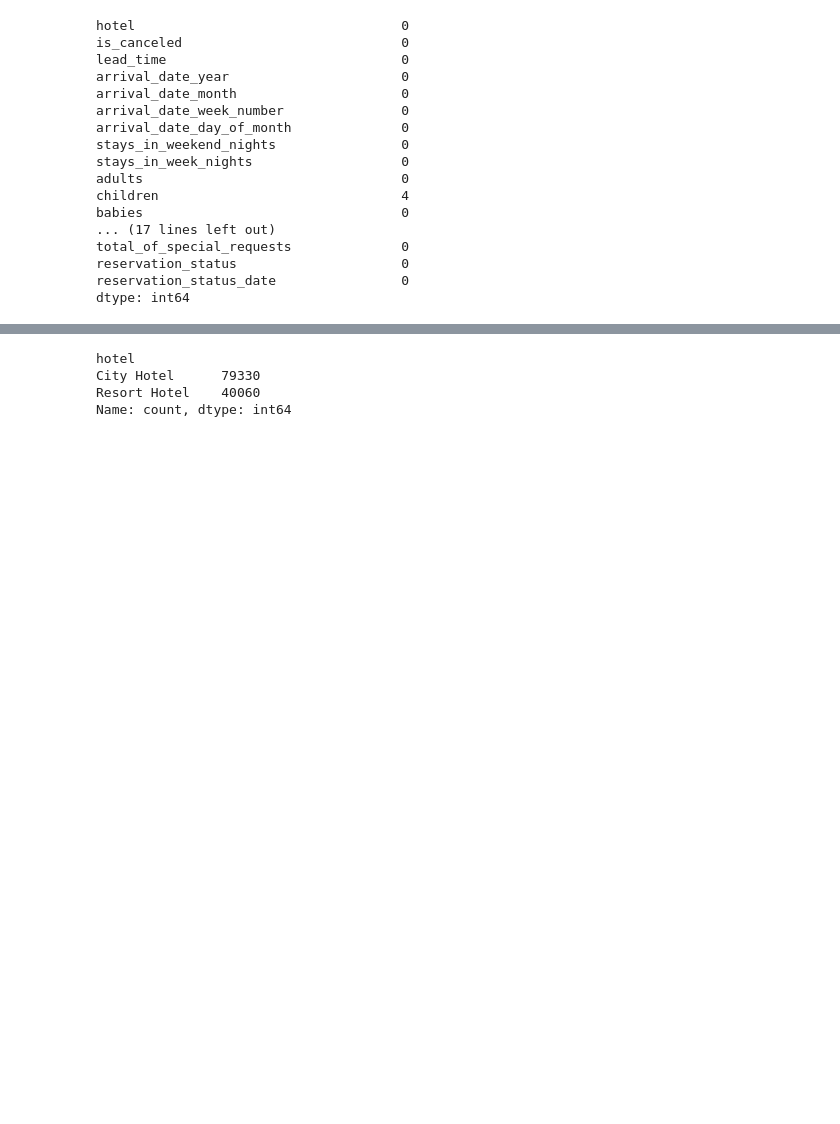
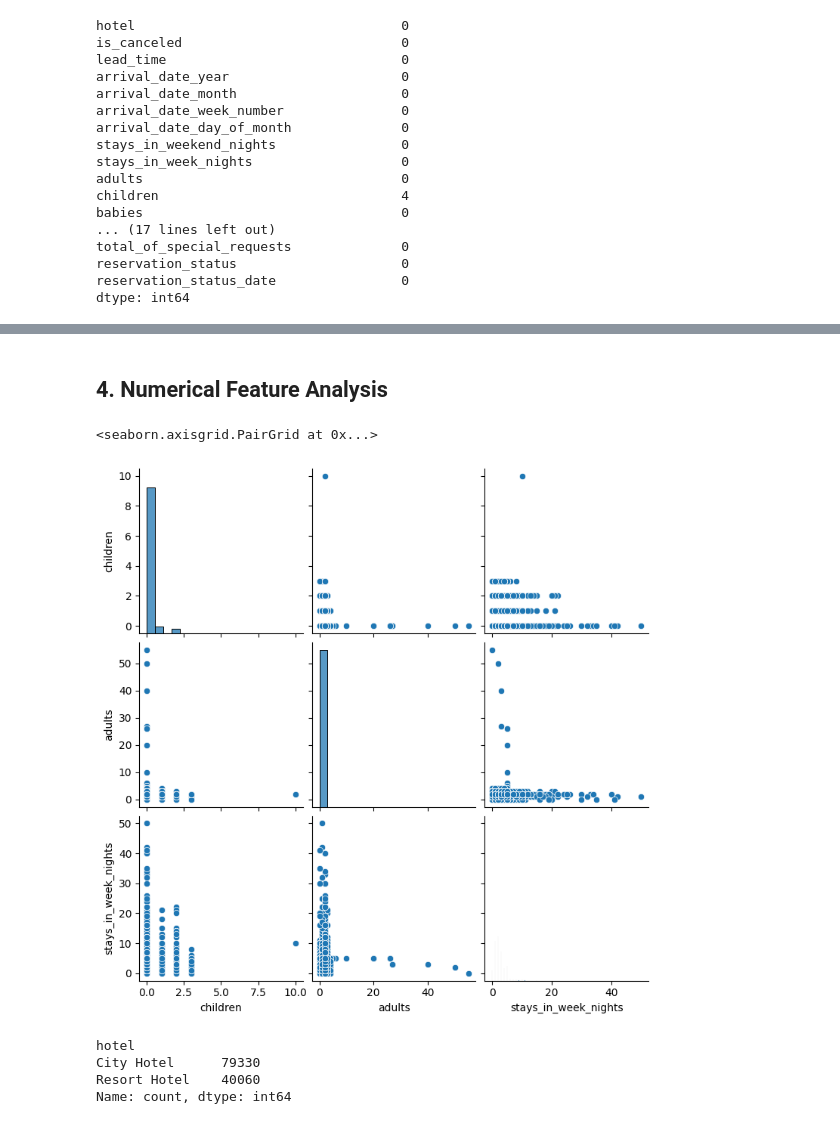
Before and after one commit to Edward-EH-Holmes/CS5346-Project, a Jupyter notebook: archive/EDA.ipynb, the cells around one changed output, grey strips where cells are left out. Saved outputs shown, nothing was run; the diff lists cells and outputs as text; code cells hidden in the pictures; blank space fills up the shorter version.

```diff
--- a/archive/EDA.ipynb
+++ b/archive/EDA.ipynb
@@ -115,3 +138,10 @@ dtype: int64
+# %% [markdown]
+## 4. Numerical Feature Analysis
+# %%
+sns.pairplot(data[['children', 'adults', 'stays_in_week_nights']])
+# %% [output]
+<seaborn.axisgrid.PairGrid at 0x...>
+[figure, added]
 # %%
 # Count the unique values in the hotel column
 data['hotel'].value_counts()
```
Also changed, not shown: parts of 7 cells of this notebook, 6 other files.
